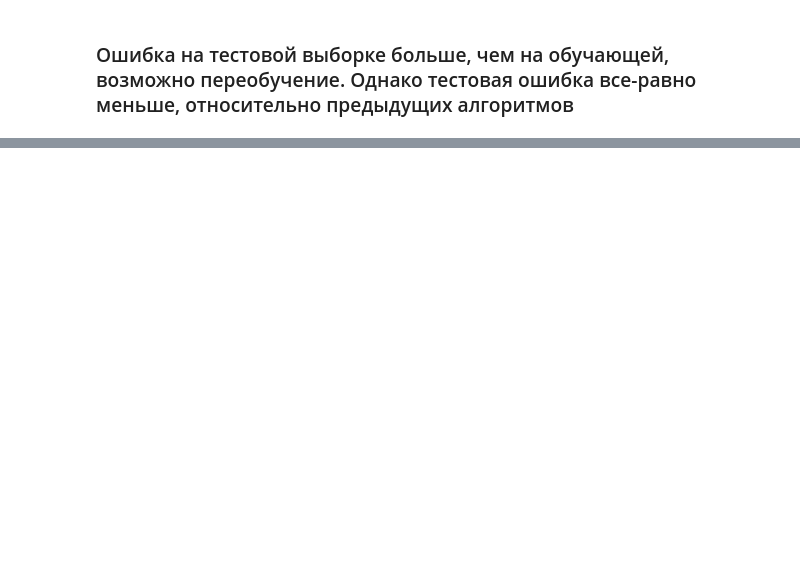
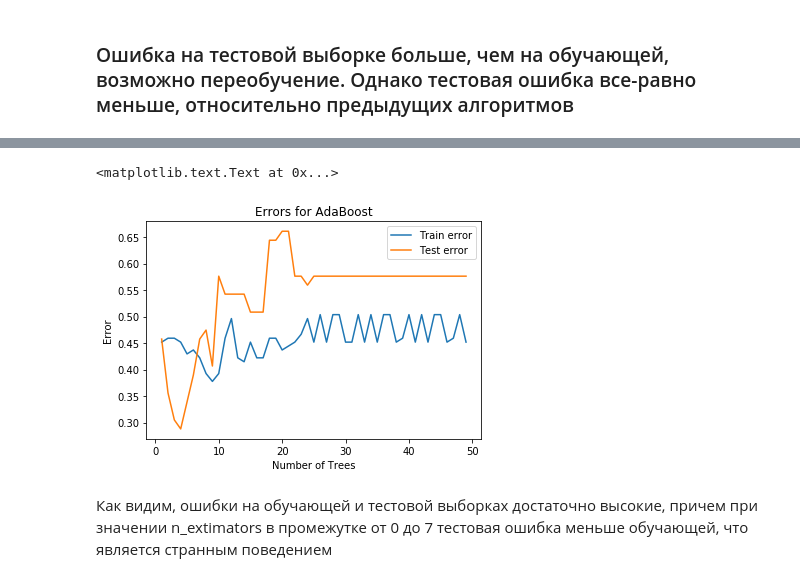
Before and after one commit to Laudex/machine_learning_Flags, a Jupyter notebook: Flags.ipynb, the cells around one changed output, grey strips where cells are left out. Saved outputs shown, nothing was run; the diff lists cells and outputs as text; code cells hidden in the pictures; blank space fills up the shorter version.

```diff
--- a/Flags.ipynb
+++ b/Flags.ipynb
@@ -1156,0 +1237,21 @@ plt.ylabel('Error')
+# %%
+train_error = []
+test_error = []
+n_estimators = np.arange(1,50)
+for n_trees in n_estimators:
+    ada = ensemble.AdaBoostClassifier(n_estimators=n_trees)
+    ada.fit(X_train, y_train.astype('int'))
+    train_error.append(np.mean(y_train.astype('int') != ada.predict(X_train)))
+    test_error.append(np.mean(y_test.astype('int') != ada.predict(X_test)))
+# %%
+plt.plot(n_estimators, train_error, label = 'Train error')
+plt.plot(n_estimators, test_error, label = 'Test error')
+plt.legend()
+plt.title('Errors for AdaBoost')
+plt.xlabel('Number of Trees')
+plt.ylabel('Error')
+# %% [output]
+<matplotlib.text.Text at 0x...>
+[figure, added]
+# %% [markdown]
+Как видим, ошибки на обучающей и тестовой выборках достаточно высокие, причем при значении n_extimators в промежутке от 0 до 7 тестовая ошибка меньше обучающей, что является странным поведением
```
Also changed, not shown: parts of 61 cells of this notebook.
